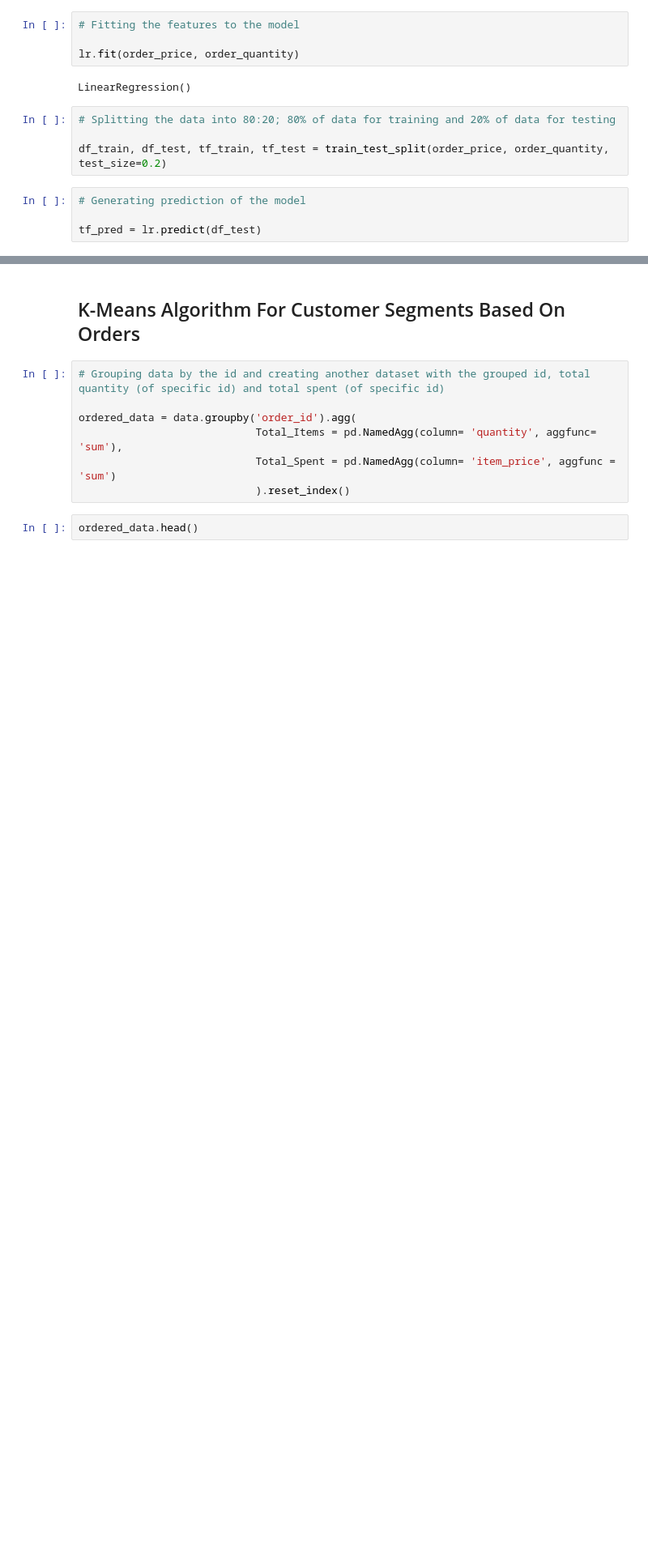
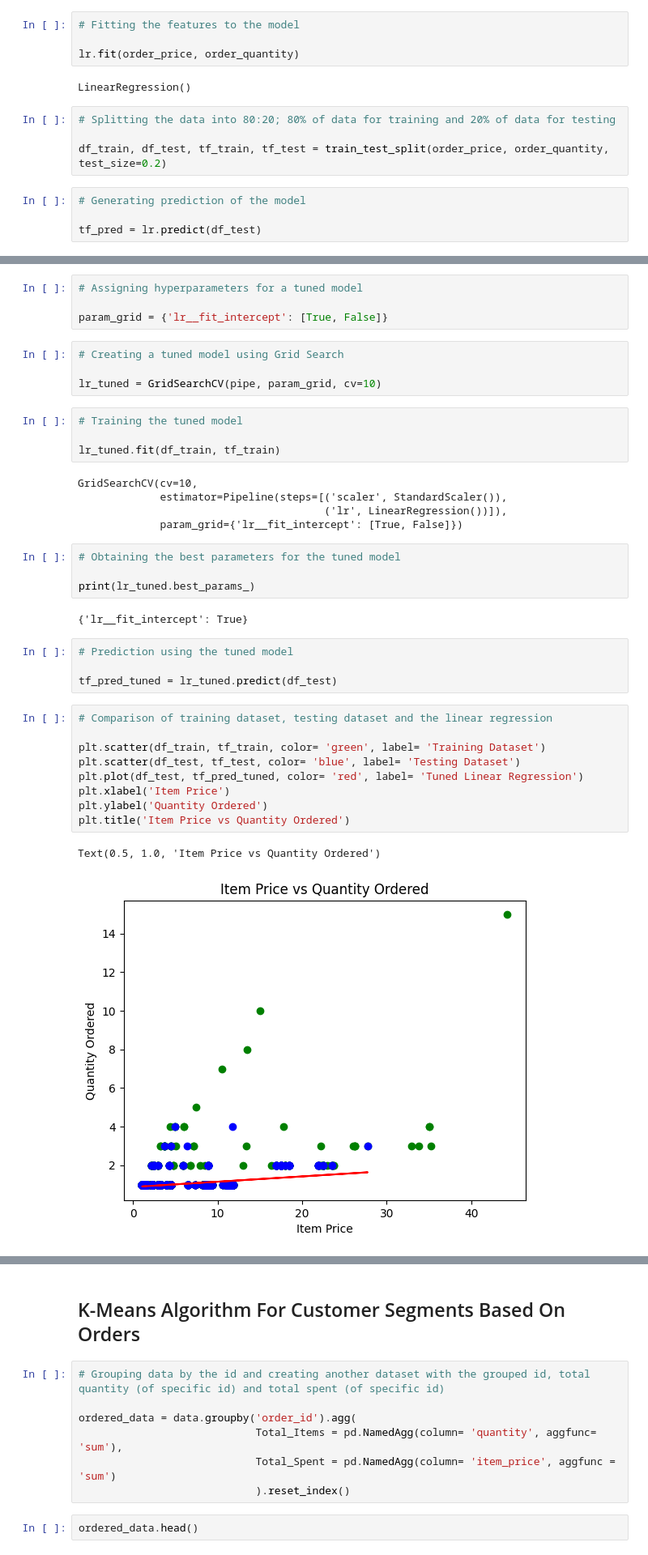
Before and after one commit to fahim-ysr/Chipotle-Data-Analysis, a Jupyter notebook: analysis.ipynb, the cells around one changed output, grey strips where cells are left out. Shown: that part at 81% size. Cells and saved outputs as stored; diff of their text form; blank space fills up the shorter version.

```diff
--- a/analysis.ipynb
+++ b/analysis.ipynb
@@ -164,0 +177,39 @@ Text(0.5, 1.0, 'Item Price vs Quantity Ordered')
+# %%
+# Assigning hyperparameters for a tuned model
+
+param_grid = {'lr__fit_intercept': [True, False]}
+# %%
+# Creating a tuned model using Grid Search
+
+lr_tuned = GridSearchCV(pipe, param_grid, cv=10)
+# %%
+# Training the tuned model
+
+lr_tuned.fit(df_train, tf_train)
+# %% [output]
+GridSearchCV(cv=10,
+             estimator=Pipeline(steps=[('scaler', StandardScaler()),
+                                       ('lr', LinearRegression())]),
+             param_grid={'lr__fit_intercept': [True, False]})
+# %%
+# Obtaining the best parameters for the tuned model
+
+print(lr_tuned.best_params_)
+# %% [output]
+{'lr__fit_intercept': True}
+# %%
+# Prediction using the tuned model
+
+tf_pred_tuned = lr_tuned.predict(df_test)
+# %%
+# Comparison of training dataset, testing dataset and the linear regression
+
+plt.scatter(df_train, tf_train, color= 'green', label= 'Training Dataset')
+plt.scatter(df_test, tf_test, color= 'blue', label= 'Testing Dataset')
+plt.plot(df_test, tf_pred_tuned, color= 'red', label= 'Tuned Linear Regression')
+plt.xlabel('Item Price')
+plt.ylabel('Quantity Ordered')
+plt.title('Item Price vs Quantity Ordered')
+# %% [output]
+Text(0.5, 1.0, 'Item Price vs Quantity Ordered')
+[figure, added]
```
Also changed, not shown: parts of 8 cells of this notebook.
